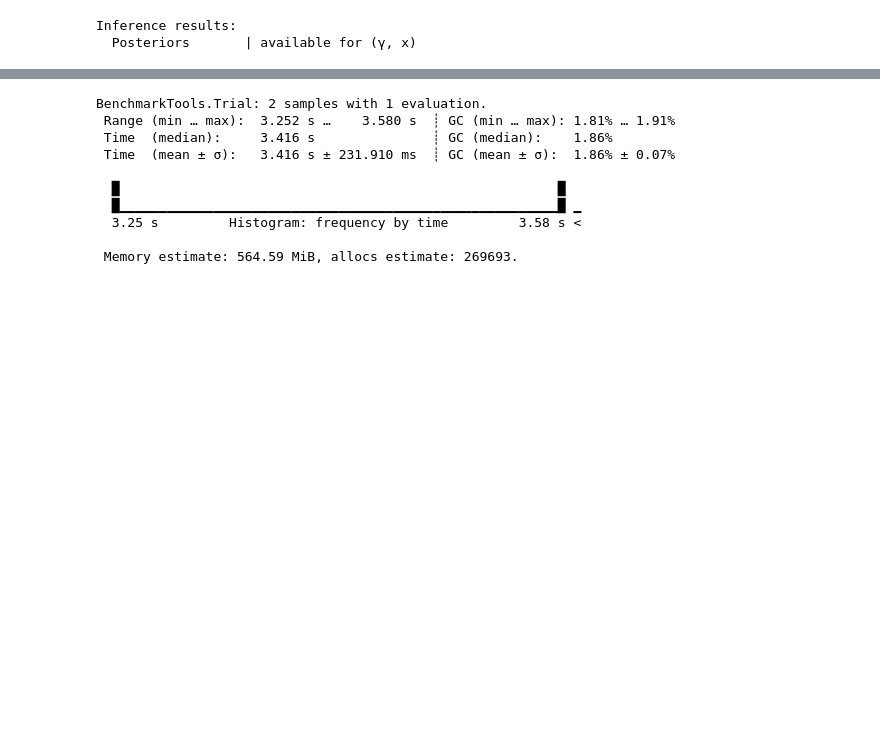
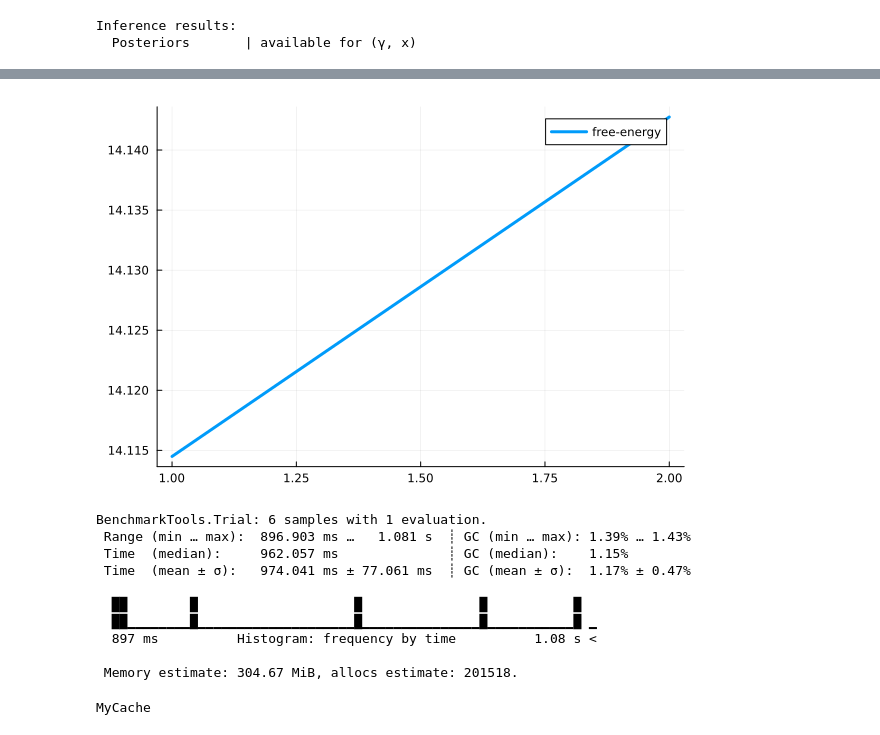
Before and after one commit to biaslab/GaussianProcessNode, a Jupyter notebook: regression_fullcov.ipynb, the cells around one changed output, grey strips where cells are left out. Saved outputs shown, nothing was run; the diff lists cells and outputs as text; code cells hidden in the pictures; blank space fills up the shorter version.

```diff
--- a/regression_fullcov.ipynb
+++ b/regression_fullcov.ipynb
@@ -88,19 +94,23 @@ vline!([precision],label="true value")
+# %%
+plot(log.(iresult.free_energy),linewidth=3.0,label="free-energy")
+# %% [output]
+[figure, added]
 # %%
 @benchmark inference(
     model = gp_regress(length($ytrain), $k_func, $meanfunc, $xtrain,$xtest,$log_θ_init, $cov_strategy),
     initmarginals = (γ = GammaShapeRate(0.01,0.01),),
-    constraints = $gpconstraints(),
+    constraints = gpconstraints(),
     iterations = $nits,
     data  = (y = $ytrain,)
 )
 # %% [output]
-BenchmarkTools.Trial: 2 samples with 1 evaluation.
- Range (min … max):  3.252 s …    3.580 s  ┊ GC (min … max): 1.81% … 1.91%
- Time  (median):     3.416 s               ┊ GC (median):    1.86%
- Time  (mean ± σ):   3.416 s ± 231.910 ms  ┊ GC (mean ± σ):  1.86% ± 0.07%
+BenchmarkTools.Trial: 6 samples with 1 evaluation.
+ Range (min … max):  896.903 ms …   1.081 s  ┊ GC (min … max): 1.39% … 1.43%
+ Time  (median):     962.057 ms              ┊ GC (median):    1.15%
+ Time  (mean ± σ):   974.041 ms ± 77.061 ms  ┊ GC (mean ± σ):  1.17% ± 0.47%
 
-  █                                                        █
-  █▁▁▁▁▁▁▁▁▁▁▁▁▁▁▁▁▁▁▁▁▁▁▁▁▁▁▁▁▁▁▁▁▁▁▁▁▁▁▁▁▁▁▁▁▁▁▁▁▁▁▁▁▁▁▁▁█ ▁
-  3.25 s         Histogram: frequency by time         3.58 s <
+  ██        █                    █               █           █
+  ██▁▁▁▁▁▁▁▁█▁▁▁▁▁▁▁▁▁▁▁▁▁▁▁▁▁▁▁▁█▁▁▁▁▁▁▁▁▁▁▁▁▁▁▁█▁▁▁▁▁▁▁▁▁▁▁█ ▁
+  897 ms          Histogram: frequency by time          1.08 s <
 
- Memory estimate: 564.59 MiB, allocs estimate: 269693.
+ Memory estimate: 304.67 MiB, allocs estimate: 201518.
@@ -106,0 +144,4 @@ BenchmarkTools.Trial: 2 samples with 1 evaluation.
+# %%
+MyCache() = MyCache(Dict{Tuple{Symbol, Tuple{Int,Int}},Matrix{Float64}}())
+# %% [output]
+MyCache
```
Also changed, not shown: parts of 20 cells of this notebook, 4 other files.
